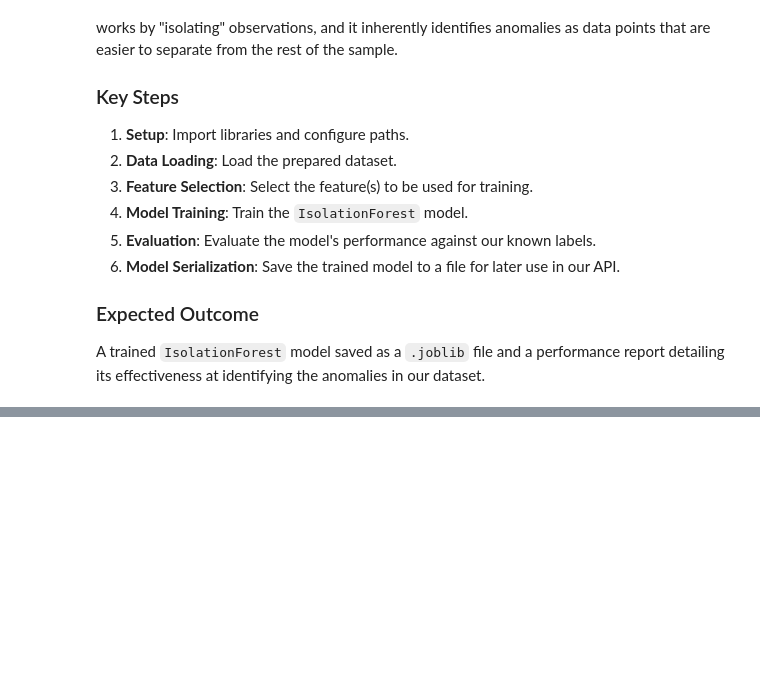
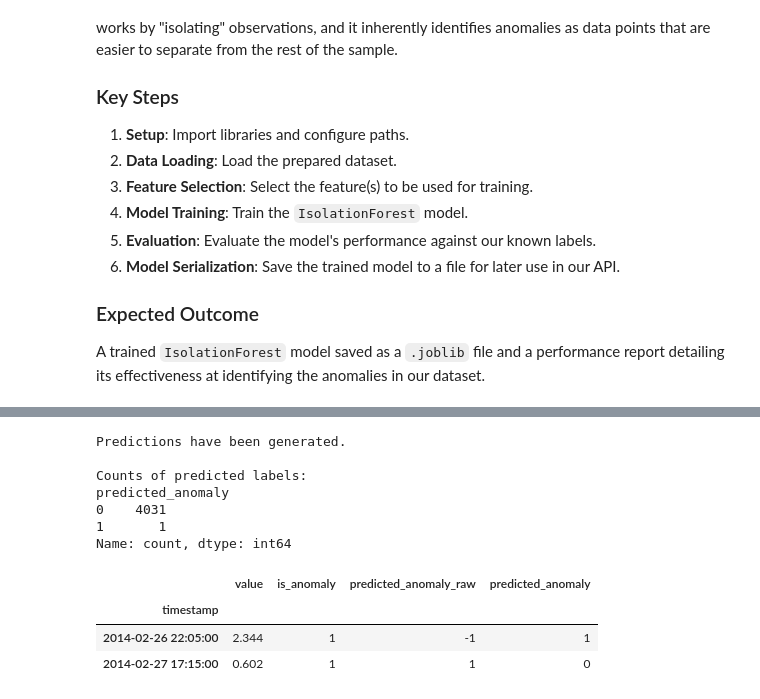
Before and after one commit to Gomes-Gustavo/real-time-anomaly-detection, a Jupyter notebook: notebooks/02-Baseline-Model-Training.ipynb, the cells around one changed output, grey strips where cells are left out. Cells and saved outputs as stored; diff of their text form; code cells hidden in the pictures; blank space fills up the shorter version.

```diff
--- a/notebooks/02-Baseline-Model-Training.ipynb
+++ b/notebooks/02-Baseline-Model-Training.ipynb
@@ -48,0 +98,11 @@ print("Configuration completed")
+# %%
+# Select the feature(s) for the model
+features = ['value']
+X = df[features]
+
+# This is our ground truth for evaluation later. The model itself does not use this for training.
+y_true = df['is_anomaly']
+
+print("Feature matrix X created.")
+print(f"Shape of X: {X.shape}")
+display(X.head())
@@ -48,0 +156,27 @@ print("Configuration completed")
+# %%
+predictions = model.predict(X)
+
+
+df['predicted_anomaly_raw'] = predictions
+
+# Map the predictions to our 0/1 format for evaluation
+# Normal (1) becomes 0, Anomaly (-1) becomes 1
+df['predicted_anomaly'] = df['predicted_anomaly_raw'].map({1: 0, -1: 1})
+
+print("Predictions have been generated.")
+print("\nCounts of predicted labels:")
+print(df['predicted_anomaly'].value_counts())
+
+display(df[(df['is_anomaly'] == 1) | (df['predicted_anomaly'] == 1)])
+# %% [output]
+Predictions have been generated.
+
+Counts of predicted labels:
+predicted_anomaly
+0    4031
+1       1
+Name: count, dtype: int64
+|  | value | is_anomaly | predicted_anomaly_raw | predicted_anomaly |
+| timestamp |  |  |  |  |
+| 2014-02-26 22:05:00 | 2.344 | 1 | -1 | 1 |
+| 2014-02-27 17:15:00 | 0.602 | 1 | 1 | 0 |
```
Also changed, not shown: parts of 13 cells of this notebook.
